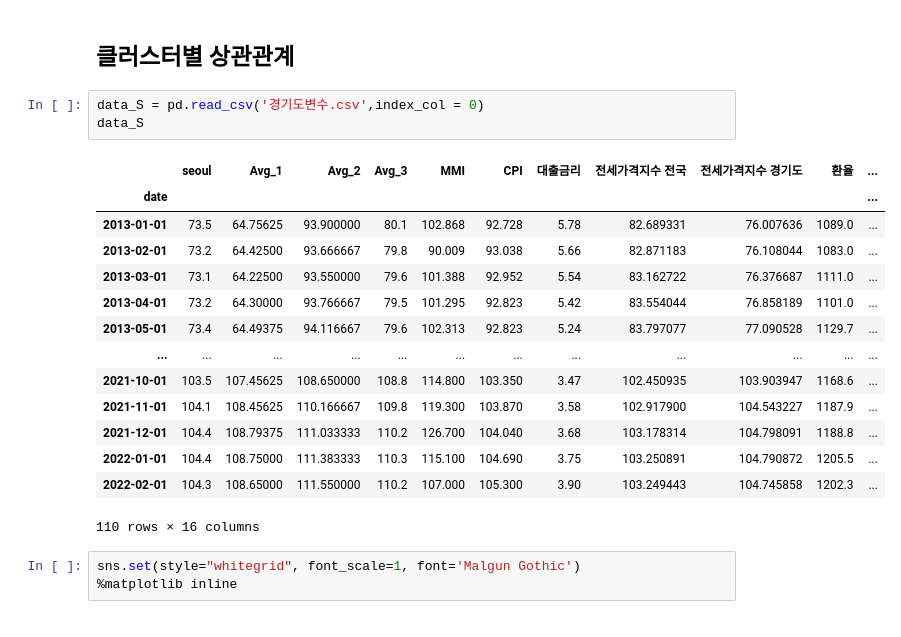
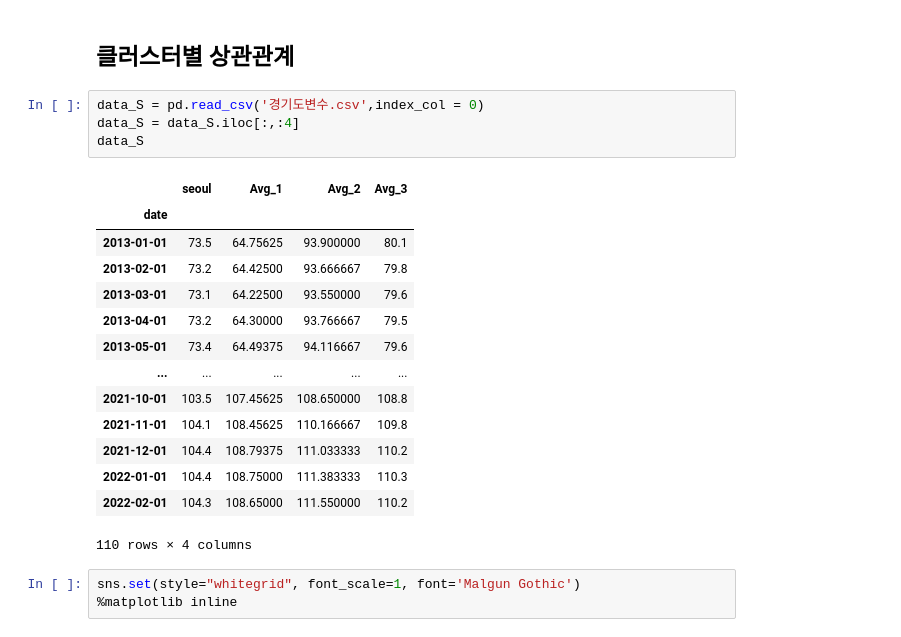
Before and after one commit to squirrelabbit/TIL, a Jupyter notebook: 퐈날프로젝트/경기도 클러스터링.ipynb, the cells around one changed output. Saved outputs shown, nothing was run; the diff lists cells and outputs as text.

```diff
--- a/퐈날프로젝트/경기도 클러스터링.ipynb
+++ b/퐈날프로젝트/경기도 클러스터링.ipynb
@@ -232,22 +232,23 @@ df2
 ## 클러스터별 상관관계
 # %%
 data_S = pd.read_csv('경기도변수.csv',index_col = 0)
+data_S = data_S.iloc[:,:4]
 data_S
 # %% [output]
-|  | seoul | Avg_1 | Avg_2 | Avg_3 | MMI | CPI | 대출금리 | 전세가격지수 전국 | 전세가격지수 경기도 | 환율 | ... |
-| date |  |  |  |  |  |  |  |  |  |  | ... |
-| 2013-01-01 | 73.5 | 64.75625 | 93.900000 | 80.1 | 102.868 | 92.728 | 5.78 | 82.689331 | 76.007636 | 1089.0 | ... |
-| 2013-02-01 | 73.2 | 64.42500 | 93.666667 | 79.8 | 90.009 | 93.038 | 5.66 | 82.871183 | 76.108044 | 1083.0 | ... |
-| 2013-03-01 | 73.1 | 64.22500 | 93.550000 | 79.6 | 101.388 | 92.952 | 5.54 | 83.162722 | 76.376687 | 1111.0 | ... |
-| 2013-04-01 | 73.2 | 64.30000 | 93.766667 | 79.5 | 101.295 | 92.823 | 5.42 | 83.554044 | 76.858189 | 1101.0 | ... |
-| 2013-05-01 | 73.4 | 64.49375 | 94.116667 | 79.6 | 102.313 | 92.823 | 5.24 | 83.797077 | 77.090528 | 1129.7 | ... |
-| ... | ... | ... | ... | ... | ... | ... | ... | ... | ... | ... | ... |
-| 2021-10-01 | 103.5 | 107.45625 | 108.650000 | 108.8 | 114.800 | 103.350 | 3.47 | 102.450935 | 103.903947 | 1168.6 | ... |
-| 2021-11-01 | 104.1 | 108.45625 | 110.166667 | 109.8 | 119.300 | 103.870 | 3.58 | 102.917900 | 104.543227 | 1187.9 | ... |
-| 2021-12-01 | 104.4 | 108.79375 | 111.033333 | 110.2 | 126.700 | 104.040 | 3.68 | 103.178314 | 104.798091 | 1188.8 | ... |
-| 2022-01-01 | 104.4 | 108.75000 | 111.383333 | 110.3 | 115.100 | 104.690 | 3.75 | 103.250891 | 104.790872 | 1205.5 | ... |
-| 2022-02-01 | 104.3 | 108.65000 | 111.550000 | 110.2 | 107.000 | 105.300 | 3.90 | 103.249443 | 104.745858 | 1202.3 | ... |
+|  | seoul | Avg_1 | Avg_2 | Avg_3 |
+| date |  |  |  |  |
+| 2013-01-01 | 73.5 | 64.75625 | 93.900000 | 80.1 |
+| 2013-02-01 | 73.2 | 64.42500 | 93.666667 | 79.8 |
+| 2013-03-01 | 73.1 | 64.22500 | 93.550000 | 79.6 |
+| 2013-04-01 | 73.2 | 64.30000 | 93.766667 | 79.5 |
+| 2013-05-01 | 73.4 | 64.49375 | 94.116667 | 79.6 |
+| ... | ... | ... | ... | ... |
+| 2021-10-01 | 103.5 | 107.45625 | 108.650000 | 108.8 |
+| 2021-11-01 | 104.1 | 108.45625 | 110.166667 | 109.8 |
+| 2021-12-01 | 104.4 | 108.79375 | 111.033333 | 110.2 |
+| 2022-01-01 | 104.4 | 108.75000 | 111.383333 | 110.3 |
+| 2022-02-01 | 104.3 | 108.65000 | 111.550000 | 110.2 |
-110 rows × 16 columns
+110 rows × 4 columns
 # %%
 sns.set(style="whitegrid", font_scale=1, font='Malgun Gothic')
 %matplotlib inline
```
Also changed, not shown: parts of 11 cells of this notebook, 15 other files.
